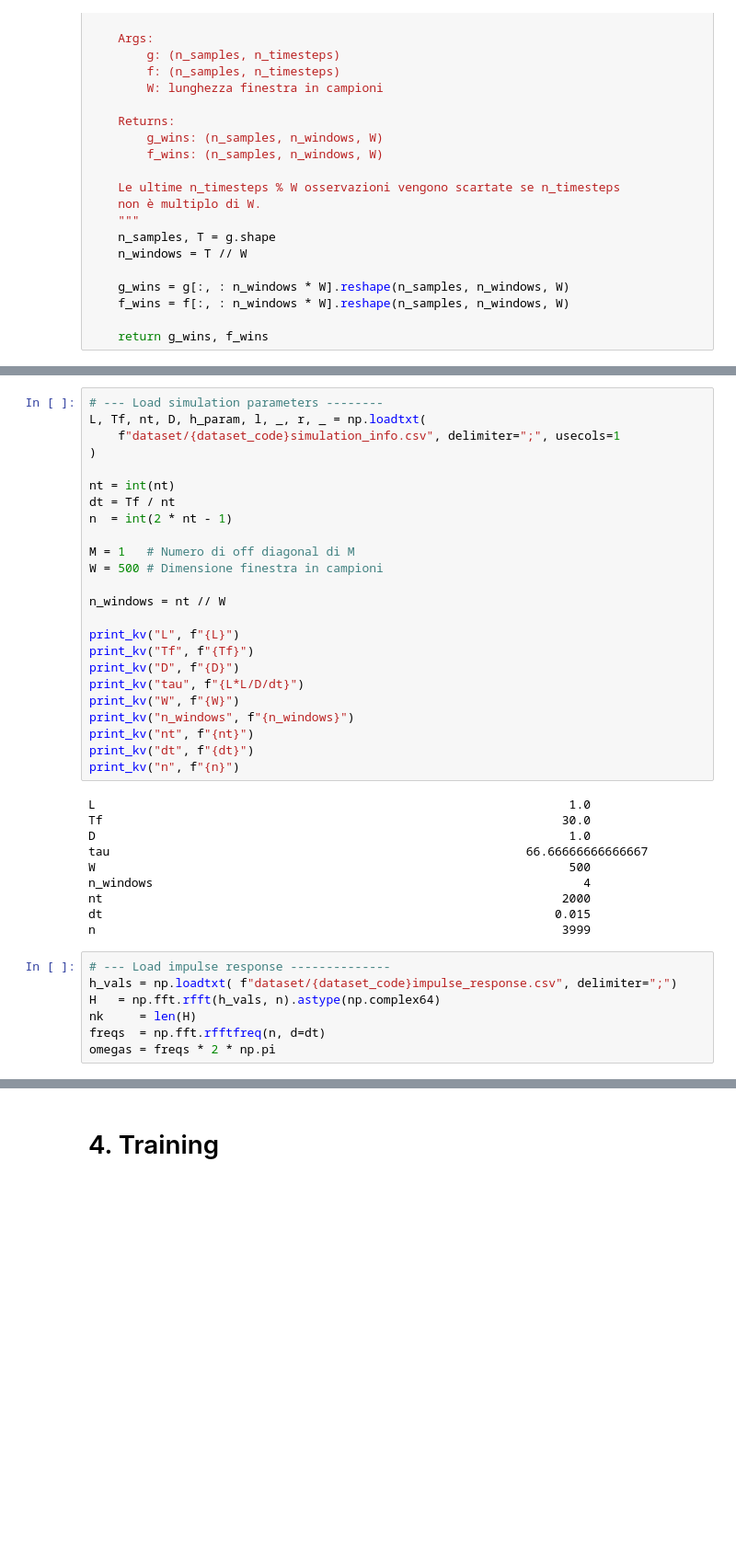
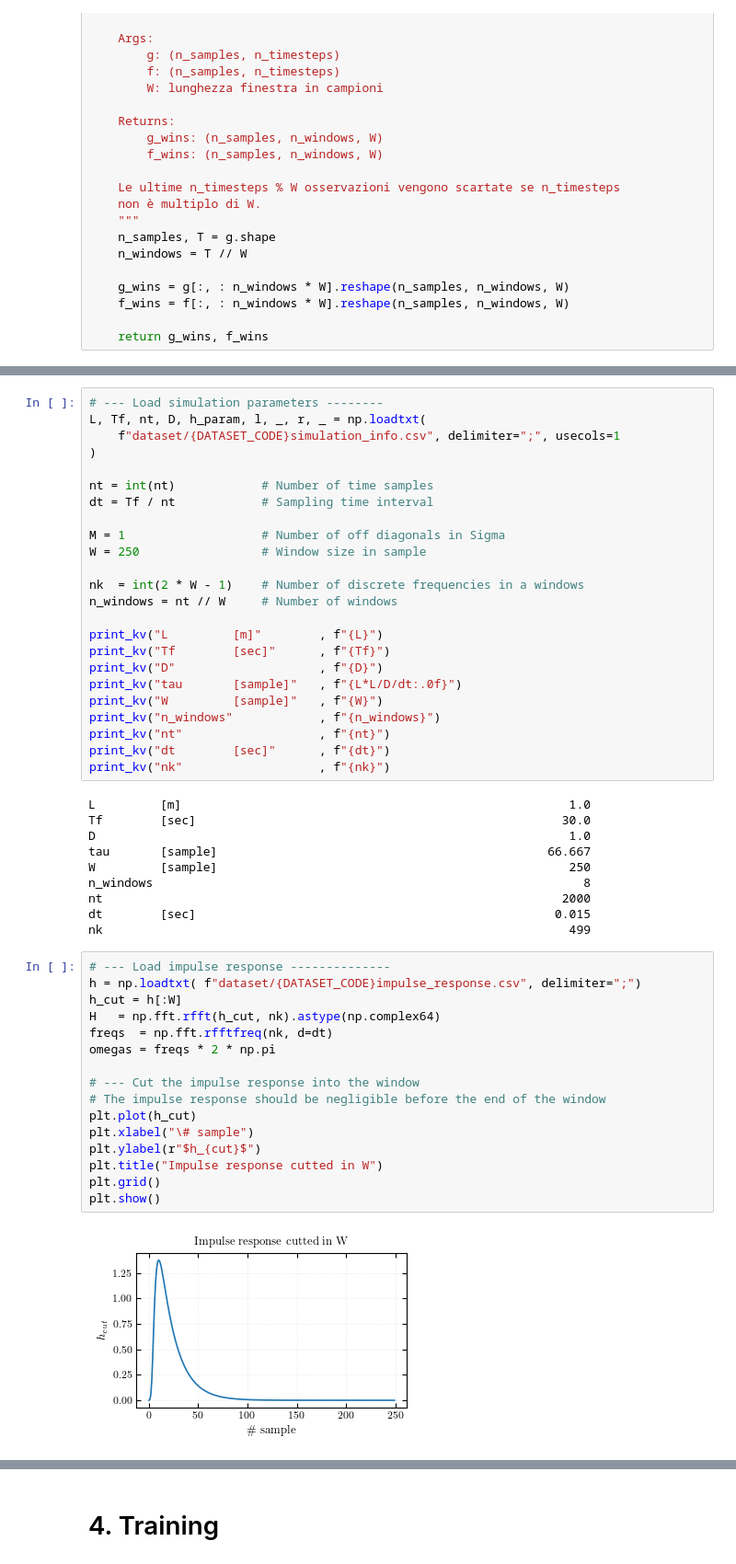
Before and after one commit to Sparisi01/RPM_implementation, a Jupyter notebook: tikhonov_learned_window.ipynb, the cells around one changed output, grey strips where cells are left out. Shown at 92% size. Cells and saved outputs as stored; diff of their text form; blank space fills up the shorter version.

```diff
--- a/tikhonov_learned_window.ipynb
+++ b/tikhonov_learned_window.ipynb
@@ -185,43 +188,54 @@ dataset_code = "w5_20/"
 # %%
 # --- Load simulation parameters --------
 L, Tf, nt, D, h_param, l, _, r, _ = np.loadtxt(
-    f"dataset/{dataset_code}simulation_info.csv", delimiter=";", usecols=1
+    f"dataset/{DATASET_CODE}simulation_info.csv", delimiter=";", usecols=1
 )
 
-nt = int(nt)
-dt = Tf / nt
-n  = int(2 * nt - 1)
+nt = int(nt)            # Number of time samples
+dt = Tf / nt            # Sampling time interval
 
-M = 1   # Numero di off diagonal di M
-W = 500 # Dimensione finestra in campioni
+M = 1                   # Number of off diagonals in Sigma
+W = 250                 # Window size in sample
 
-n_windows = nt // W
+nk  = int(2 * W - 1)    # Number of discrete frequencies in a windows
+n_windows = nt // W     # Number of windows
 
-print_kv("L", f"{L}")
-print_kv("Tf", f"{Tf}")
-print_kv("D", f"{D}")
-print_kv("tau", f"{L*L/D/dt}")
-print_kv("W", f"{W}")
-print_kv("n_windows", f"{n_windows}")
-print_kv("nt", f"{nt}")
-print_kv("dt", f"{dt}")
-print_kv("n", f"{n}")
+print_kv("L         [m]"        , f"{L}")
+print_kv("Tf        [sec]"      , f"{Tf}")
+print_kv("D"                    , f"{D}")
+print_kv("tau       [sample]"   , f"{L*L/D/dt:.0f}")
+print_kv("W         [sample]"   , f"{W}")
+print_kv("n_windows"            , f"{n_windows}")
+print_kv("nt"                   , f"{nt}")
+print_kv("dt        [sec]"      , f"{dt}")
+print_kv("nk"                   , f"{nk}")
 # %% [output]
-L                                                                  1.0
-Tf                                                                30.0
+L         [m]                                                      1.0
+Tf        [sec]                                                   30.0
 D                                                                  1.0
-tau                                                          66.66666666666667
-W                                                                  500
-n_windows                                                            4
+tau       [sample]                                              66.667
+W         [sample]                                                 250
+n_windows                                                            8
 nt                                                                2000
-dt                                                               0.015
-n                                                                 3999
+dt        [sec]                                                  0.015
+nk                                                                 499
 # %%
 # --- Load impulse response --------------
-h_vals = np.loadtxt( f"dataset/{dataset_code}impulse_response.csv", delimiter=";")
-H   = np.fft.rfft(h_vals, n).astype(np.complex64)
-nk     = len(H)
-freqs  = np.fft.rfftfreq(n, d=dt)
+h = np.loadtxt( f"dataset/{DATASET_CODE}impulse_response.csv", delimiter=";")
+h_cut = h[:W]
+H   = np.fft.rfft(h_cut, nk).astype(np.complex64)
+freqs  = np.fft.rfftfreq(nk, d=dt)
 omegas = freqs * 2 * np.pi
+
+# --- Cut the impulse response into the window
+# The impulse response should be negligible before the end of the window
+plt.plot(h_cut)
+plt.xlabel("\# sample")
+plt.ylabel(r"$h_{cut}$")
+plt.title("Impulse response cutted in W")
+plt.grid()
+plt.show()
+# %% [output]
+[figure, added]
 # %%
 # ---- Load dataset ----------------------
```
Also changed, not shown: parts of 11 cells of this notebook, 13 other files.
